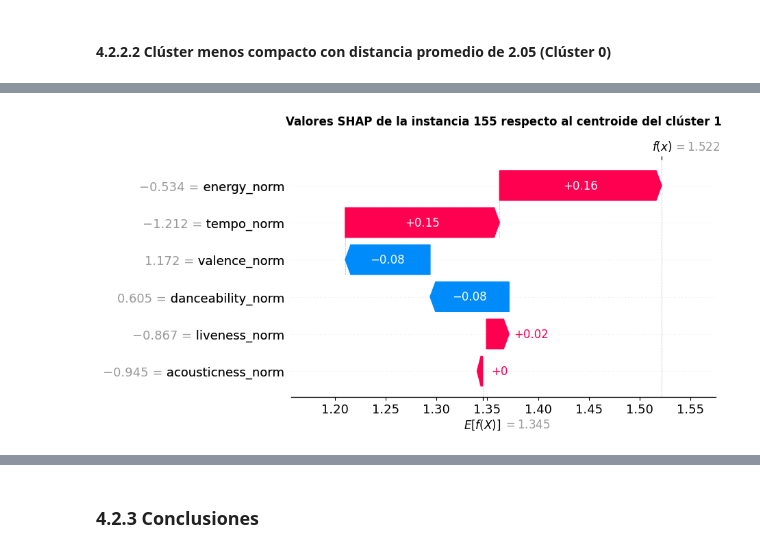
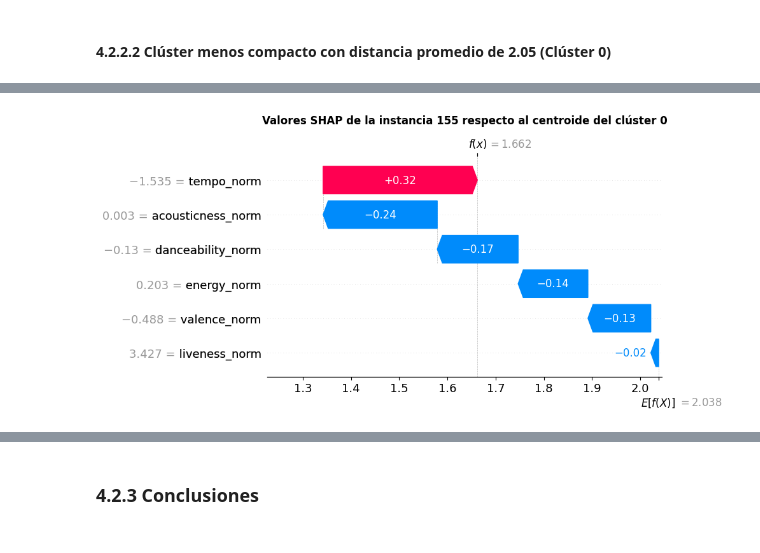
Before and after one commit to marcfpereirauoc/TFG, a Jupyter notebook: 03_explicabilidad_incertidumbre.ipynb, the cells around one changed output, grey strips where cells are left out. Saved outputs shown, nothing was run; the diff lists cells and outputs as text; code cells hidden in the pictures.

```diff
--- a/03_explicabilidad_incertidumbre.ipynb
+++ b/03_explicabilidad_incertidumbre.ipynb
@@ -649,4 +658,4 @@ plot_shap_summary(0)
 # %%
-plot_instance_waterfall_values(1, 155)
+plot_instance_waterfall_values(0, 155)
 # %% [output]
-[figure, old version]
+[figure, new version]
```
Also changed, not shown: parts of 10 cells of this notebook.
